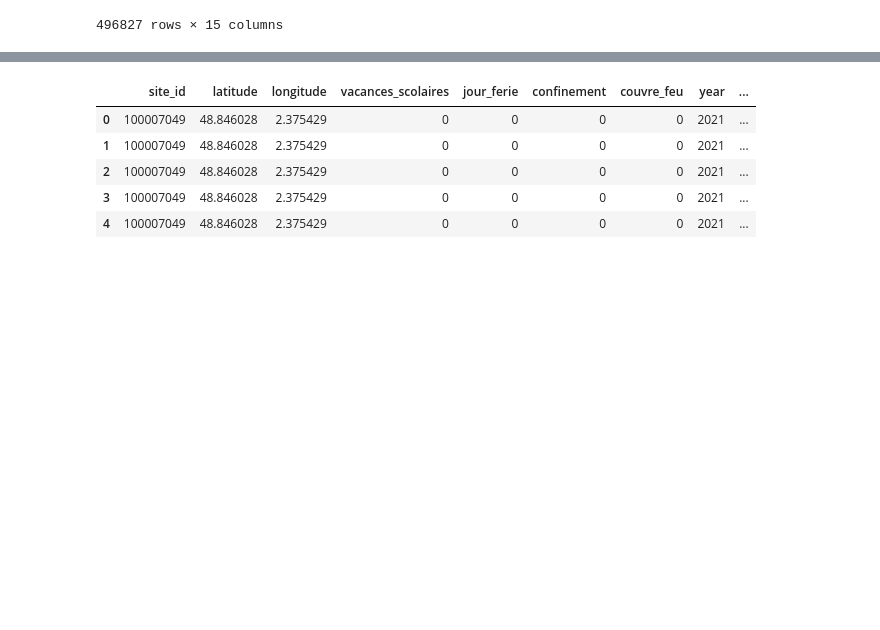
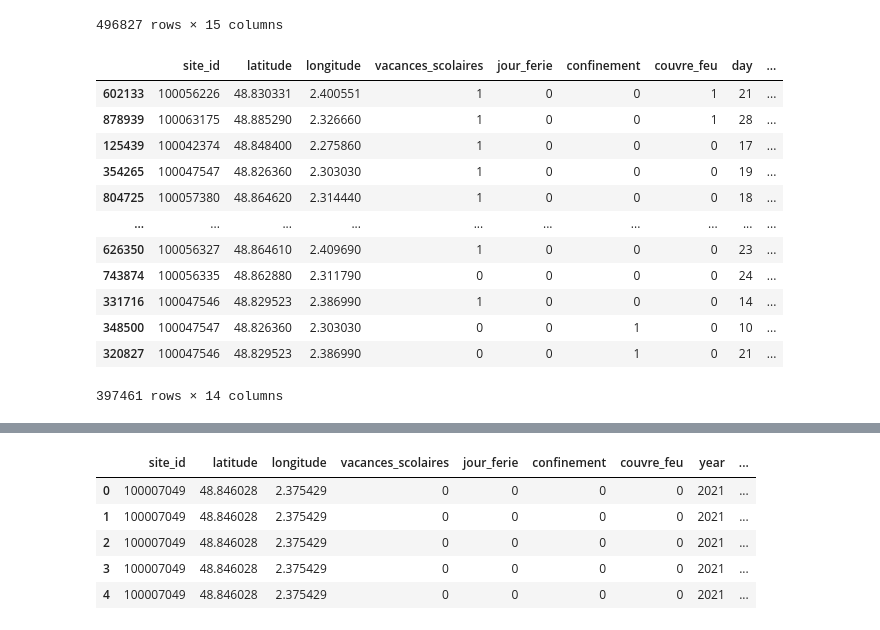
Before and after one commit to AuggyN/bike_counters, a Jupyter notebook: scripts/bike count.ipynb, the cells around one changed output, grey strips where cells are left out. Cells and saved outputs as stored; diff of their text form; code cells hidden in the pictures; blank space fills up the shorter version.

```diff
--- a/scripts/bike count.ipynb
+++ b/scripts/bike count.ipynb
@@ -476,3 +454,21 @@ df1
 | 929184 | 300014702 | 48.839770 | 2.301980 | 3.091042 | 0 | 0 | 0 | 0 | ... |
 | 929187 | 300014702 | 48.839770 | 2.301980 | 2.772589 | 0 | 0 | 0 | 0 | ... |
 496827 rows × 15 columns
+# %%
+X_train[['site_id', 'latitude', 'longitude', 'vacances_scolaires', 'jour_ferie',
+       'confinement', 'couvre_feu', 'day', 'year', 'month', 'day_of_week',
+       'hour', 'is_weekend', 'counter_id_encoded']]
+# %% [output]
+|  | site_id | latitude | longitude | vacances_scolaires | jour_ferie | confinement | couvre_feu | day | ... |
+| 602133 | 100056226 | 48.830331 | 2.400551 | 1 | 0 | 0 | 1 | 21 | ... |
+| 878939 | 100063175 | 48.885290 | 2.326660 | 1 | 0 | 0 | 1 | 28 | ... |
+| 125439 | 100042374 | 48.848400 | 2.275860 | 1 | 0 | 0 | 0 | 17 | ... |
+| 354265 | 100047547 | 48.826360 | 2.303030 | 1 | 0 | 0 | 0 | 19 | ... |
+| 804725 | 100057380 | 48.864620 | 2.314440 | 1 | 0 | 0 | 0 | 18 | ... |
+| ... | ... | ... | ... | ... | ... | ... | ... | ... | ... |
+| 626350 | 100056327 | 48.864610 | 2.409690 | 1 | 0 | 0 | 0 | 23 | ... |
+| 743874 | 100056335 | 48.862880 | 2.311790 | 0 | 0 | 0 | 0 | 24 | ... |
+| 331716 | 100047546 | 48.829523 | 2.386990 | 1 | 0 | 0 | 0 | 14 | ... |
+| 348500 | 100047547 | 48.826360 | 2.303030 | 0 | 0 | 1 | 0 | 10 | ... |
+| 320827 | 100047546 | 48.829523 | 2.386990 | 0 | 0 | 1 | 0 | 21 | ... |
+397461 rows × 14 columns
```
Also changed, not shown: parts of 15 cells of this notebook, 10 other files.
